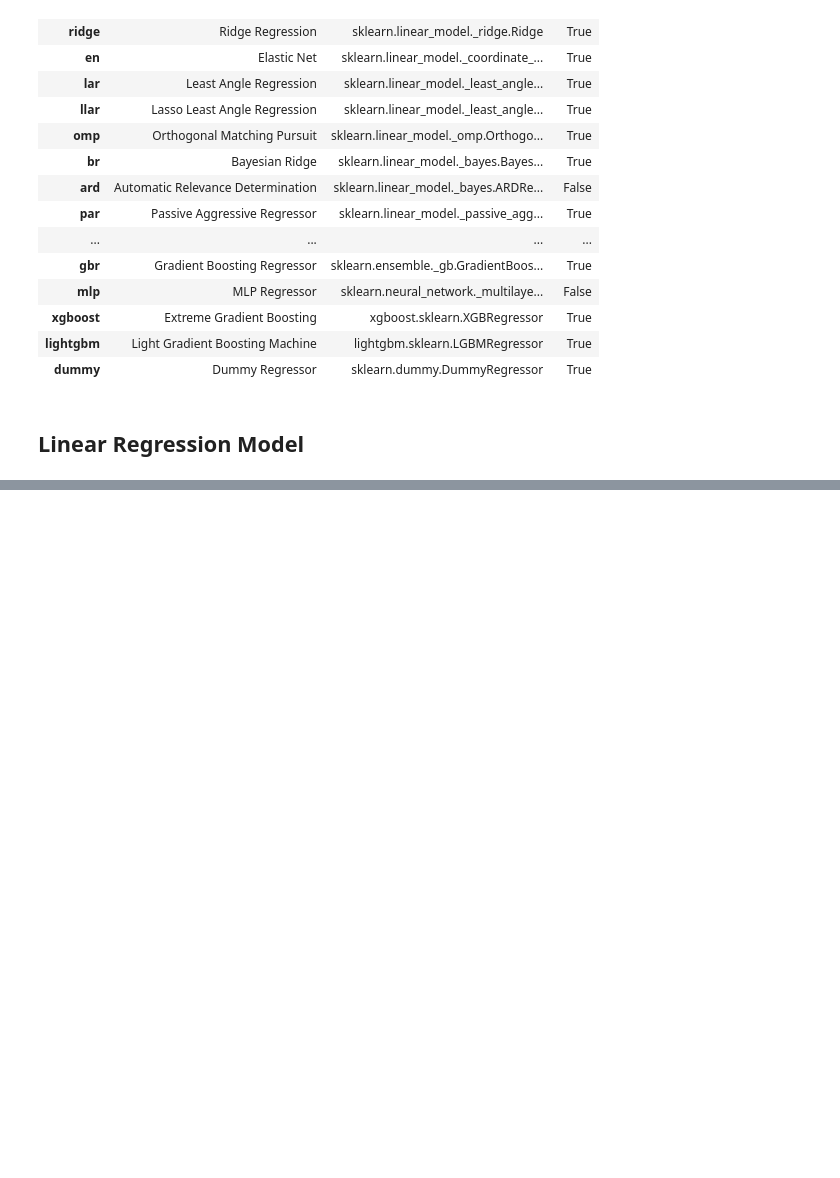
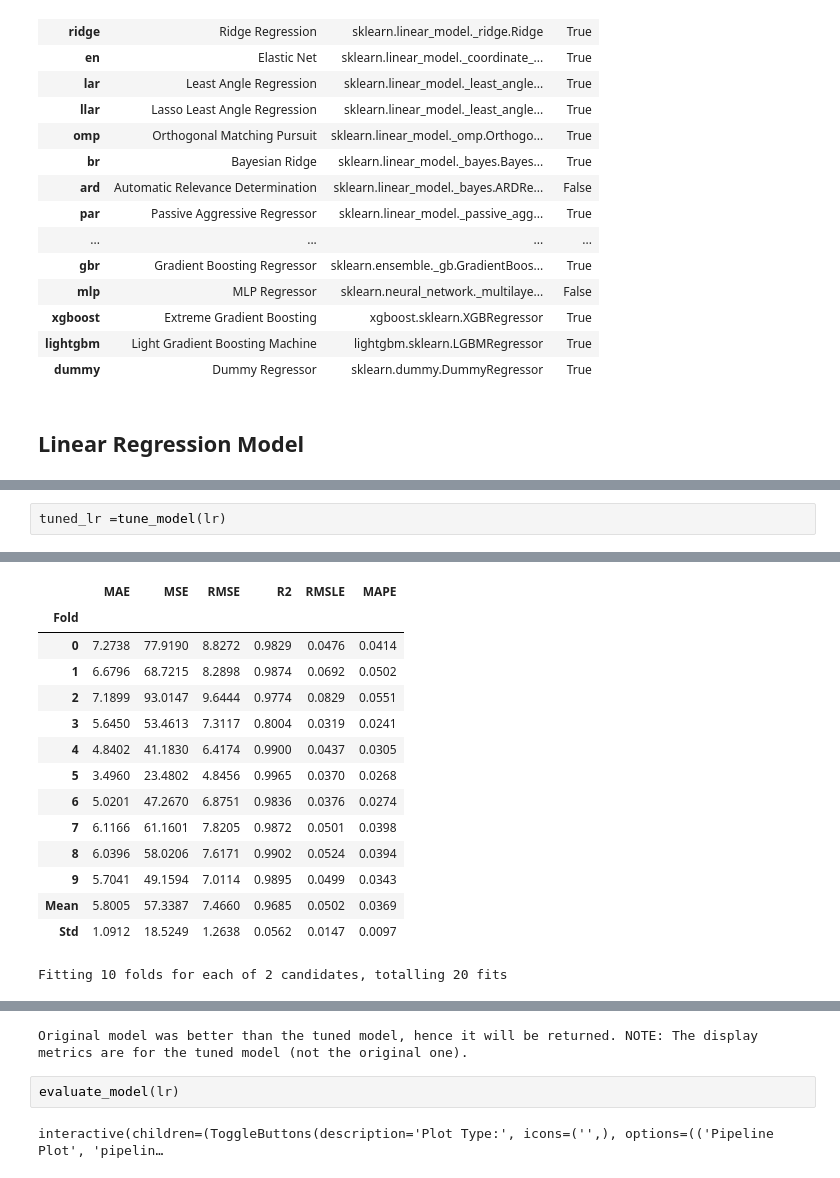
Before and after one commit to DVIlangamge/FYP--Rice-Price-Volatility-Analysis-and-Forecasting, a Jupyter notebook: FYP_Rice_price_predictions.ipynb, the cells around one changed output, grey strips where cells are left out. Drawn from its saved outputs; the diff is of its cells as text; blank space fills up the shorter version.

```diff
--- a/FYP_Rice_price_predictions.ipynb
+++ b/FYP_Rice_price_predictions.ipynb
@@ -2690,0 +2727,3 @@ lr = create_model('lr')
+# %%
+tuned_lr =tune_model(lr)
+# %% [output]
@@ -2690,0 +2731,15 @@ lr = create_model('lr')
+|  | MAE | MSE | RMSE | R2 | RMSLE | MAPE |
+| Fold |  |  |  |  |  |  |
+| 0 | 7.2738 | 77.9190 | 8.8272 | 0.9829 | 0.0476 | 0.0414 |
+| 1 | 6.6796 | 68.7215 | 8.2898 | 0.9874 | 0.0692 | 0.0502 |
+| 2 | 7.1899 | 93.0147 | 9.6444 | 0.9774 | 0.0829 | 0.0551 |
+| 3 | 5.6450 | 53.4613 | 7.3117 | 0.8004 | 0.0319 | 0.0241 |
+| 4 | 4.8402 | 41.1830 | 6.4174 | 0.9900 | 0.0437 | 0.0305 |
+| 5 | 3.4960 | 23.4802 | 4.8456 | 0.9965 | 0.0370 | 0.0268 |
+| 6 | 5.0201 | 47.2670 | 6.8751 | 0.9836 | 0.0376 | 0.0274 |
+| 7 | 6.1166 | 61.1601 | 7.8205 | 0.9872 | 0.0501 | 0.0398 |
+| 8 | 6.0396 | 58.0206 | 7.6171 | 0.9902 | 0.0524 | 0.0394 |
+| 9 | 5.7041 | 49.1594 | 7.0114 | 0.9895 | 0.0499 | 0.0343 |
+| Mean | 5.8005 | 57.3387 | 7.4660 | 0.9685 | 0.0502 | 0.0369 |
+| Std | 1.0912 | 18.5249 | 1.2638 | 0.0562 | 0.0147 | 0.0097 |
+Fitting 10 folds for each of 2 candidates, totalling 20 fits
@@ -2690,0 +2747,5 @@ lr = create_model('lr')
+Original model was better than the tuned model, hence it will be returned. NOTE: The display metrics are for the tuned model (not the original one).
+# %%
+evaluate_model(lr)
+# %% [output]
+interactive(children=(ToggleButtons(description='Plot Type:', icons=('',), options=(('Pipeline Plot', 'pipelin…
```
Also changed, not shown: parts of 17 cells of this notebook.
